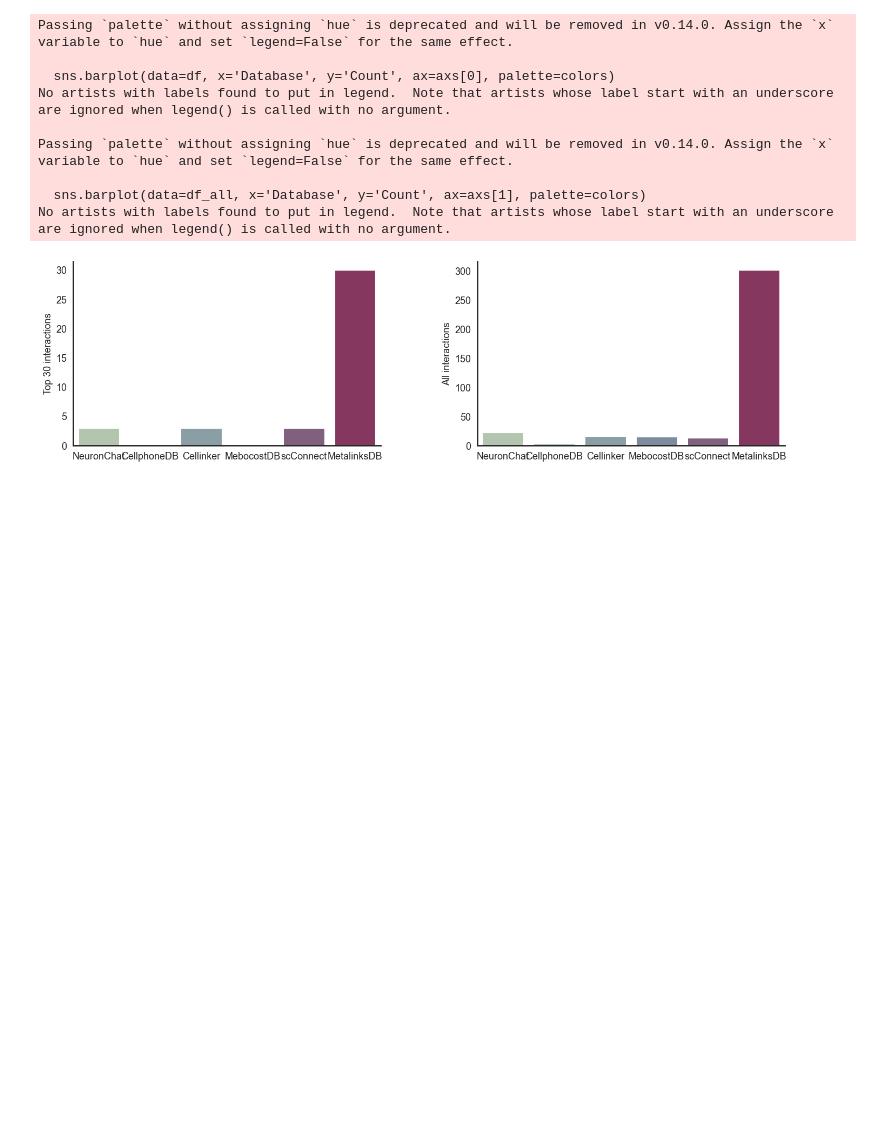
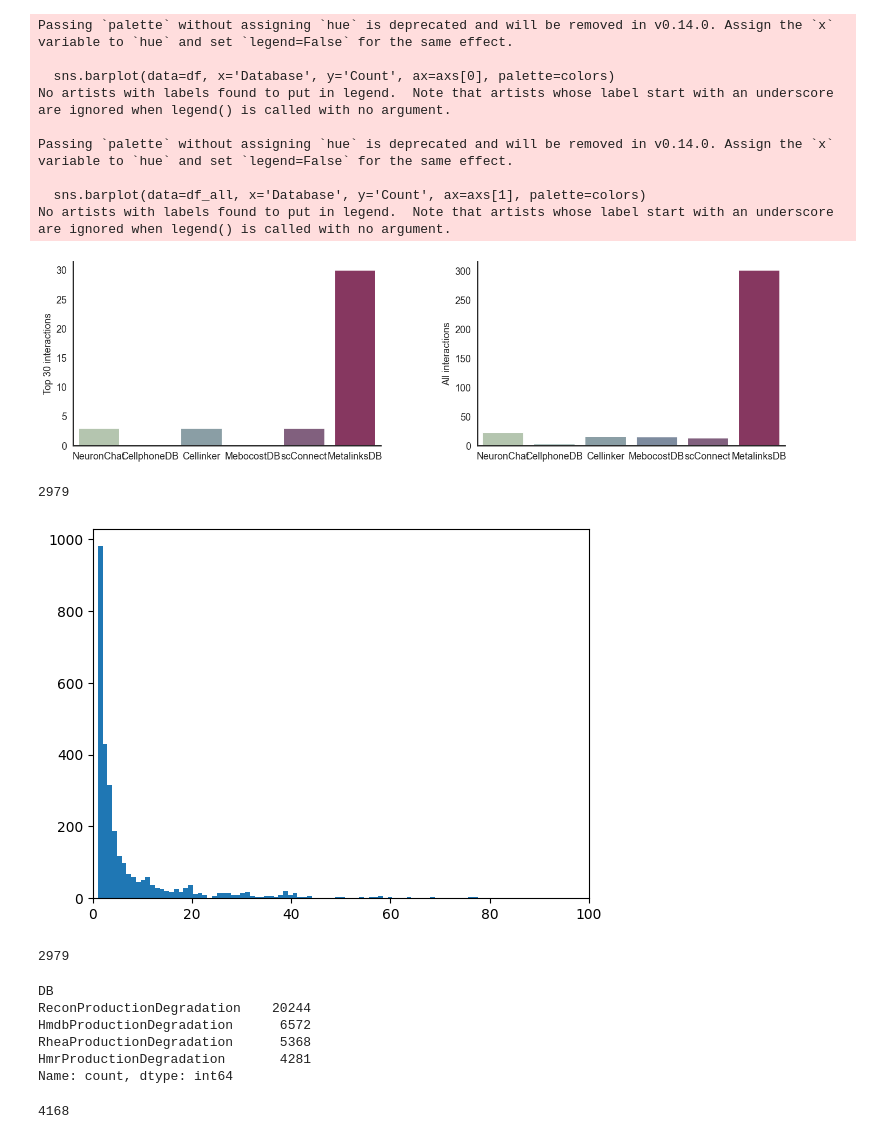
Before and after one commit to saezlab/MetalinksDB, a Jupyter notebook: nb/Figure_2.ipynb, the cells around one changed output. Saved outputs shown, nothing was run; the diff lists cells and outputs as text; code cells hidden in the pictures; blank space fills up the shorter version.

```diff
--- a/nb/Figure_2.ipynb
+++ b/nb/Figure_2.ipynb
@@ -501,0 +550,52 @@ No artists with labels found to put in legend.  Note that artists whose label st
+# %%
+# reduce test 1 column 0, 8, 9
+test1 = test1[[0,3, 8, 9]]
+test2 = test2[[0,3, 4, 5]]
+test3 = test3[[0,3, 8, 9]]
+test4 = test4[[0,2, 6, 7]]
+test1.columns = ['HMDB', 'Direction', 'Uniprot', 'DB']
+test2.columns = ['HMDB', 'Direction', 'Uniprot', 'DB']
+test3.columns = ['HMDB', 'Direction', 'Uniprot', 'DB']
+test4.columns = ['HMDB', 'Direction', 'Uniprot', 'DB']
+# %%
+test = pd.concat([test1, test2, test3, test4])
+test.drop_duplicates(['HMDB', 'Direction', 'Uniprot'], inplace=True)
+# %%
+Uniprot = pd.read_csv('/Users/ef6/Documents/GitHub/metalinks/biocypher-out/20240331232920/Protein-part000.csv', sep='\t', header=None)
+Metabolite = pd.read_csv('/Users/ef6/Documents/GitHub/metalinks/biocypher-out/20240331232920/SmallMolecule-part000.csv', sep='\t', header=None)
+# %%
+test = test[test['HMDB'].isin(Metabolite[0])]
+test = test[test['Uniprot'].isin(Uniprot[0])]
+# %%
+test['HMDB'].nunique()
+# %% [output]
+2979
+# %%
+plt.hist(test['HMDB'].value_counts(), bins=3000)
+# set xlim
+plt.xlim(0, 100)
+# log x scale
+# plt.yscale('log')
+plt.show()
+# %% [output]
+[figure, added]
+# %%
+PD = pd.read_csv('/Users/ef6/Documents/GitHub/metalinks_analysis/metalinksDB/PD_test2.csv')
+PD['HMDB'] = PD['HMDB'].str.replace('"', '')
+PD.HMDB.nunique()
+# %% [output]
+2979
+# %%
+test['DB'].value_counts()
+# %% [output]
+DB
+ReconProductionDegradation    20244
+HmdbProductionDegradation      6572
+RheaProductionDegradation      5368
+HmrProductionDegradation       4281
+Name: count, dtype: int64
+# %%
+test['fuse'] = test['HMDB'] + '_' + test['DB']
+test['fuse'].
+# %% [output]
+4168
```
Also changed, not shown: parts of 12 cells of this notebook, 15 other files.
